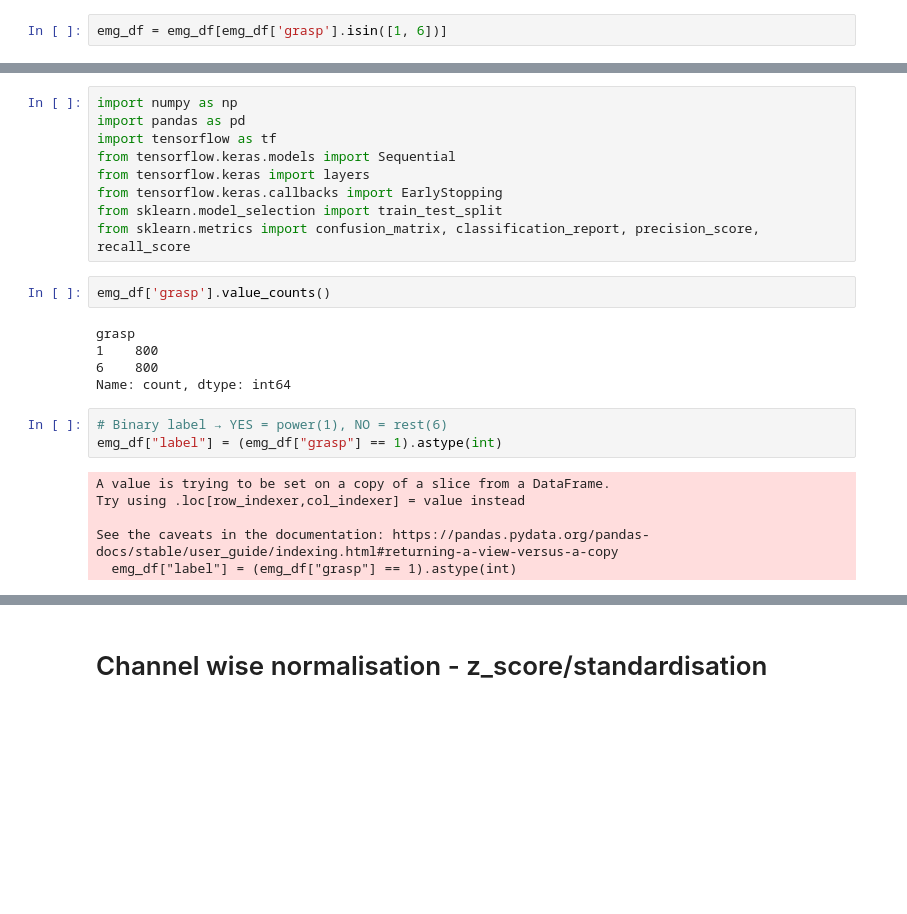
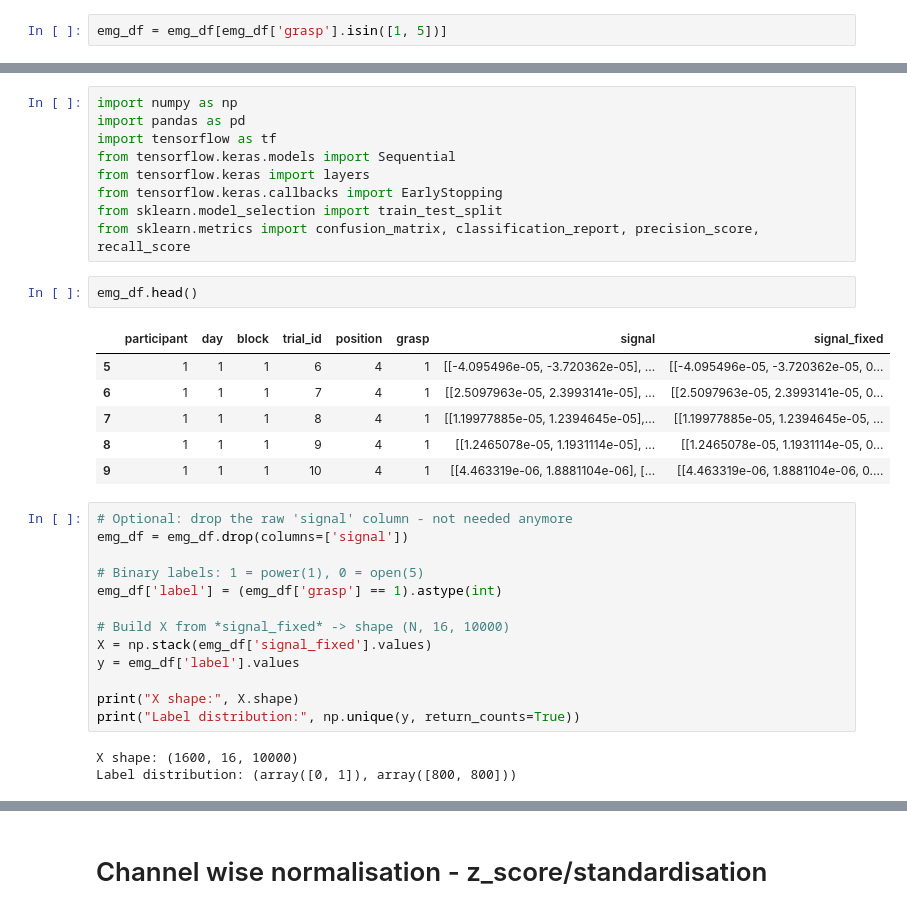
Before and after one commit to hildieleyser/Inkling, a Jupyter notebook: notebooks/EMG_Model.ipynb, the cells around one changed output, grey strips where cells are left out. Drawn from its saved outputs; the diff is of its cells as text; blank space fills up the shorter version.

```diff
--- a/notebooks/EMG_Model.ipynb
+++ b/notebooks/EMG_Model.ipynb
@@ -144,7 +144,7 @@ Name: count, dtype: int64
 # %%
 emg_df = emg_df.drop(columns = "Unnamed: 0")
 # %%
-emg_df = emg_df[emg_df['grasp'].isin([1, 6])]
+emg_df = emg_df[emg_df['grasp'].isin([1, 5])]
 # %%
 emg_df['grasp'].value_counts()
 # %% [output]
@@ -161,21 +161,30 @@ from tensorflow.keras import layers
 from tensorflow.keras.callbacks import EarlyStopping
 from sklearn.model_selection import train_test_split
 from sklearn.metrics import confusion_matrix, classification_report, precision_score, recall_score
-# %%
-emg_df['grasp'].value_counts()
-# %% [output]
-grasp
-1    800
-6    800
-Name: count, dtype: int64
-# %%
-# Binary label → YES = power(1), NO = rest(6)
-emg_df["label"] = (emg_df["grasp"] == 1).astype(int)
-# %% [output]
-A value is trying to be set on a copy of a slice from a DataFrame.
-Try using .loc[row_indexer,col_indexer] = value instead
-
-See the caveats in the documentation: https://pandas.pydata.org/pandas-docs/stable/user_guide/indexing.html#returning-a-view-versus-a-copy
-  emg_df["label"] = (emg_df["grasp"] == 1).astype(int)
+# %%
+emg_df.head()
+# %% [output]
+|  | participant | day | block | trial_id | position | grasp | signal | signal_fixed |
+| 5 | 1 | 1 | 1 | 6 | 4 | 1 | [[-4.095496e-05, -3.720362e-05], ... | [[-4.095496e-05, -3.720362e-05, 0... |
+| 6 | 1 | 1 | 1 | 7 | 4 | 1 | [[2.5097963e-05, 2.3993141e-05], ... | [[2.5097963e-05, 2.3993141e-05, 0... |
+| 7 | 1 | 1 | 1 | 8 | 4 | 1 | [[1.19977885e-05, 1.2394645e-05],... | [[1.19977885e-05, 1.2394645e-05, ... |
+| 8 | 1 | 1 | 1 | 9 | 4 | 1 | [[1.2465078e-05, 1.1931114e-05], ... | [[1.2465078e-05, 1.1931114e-05, 0... |
+| 9 | 1 | 1 | 1 | 10 | 4 | 1 | [[4.463319e-06, 1.8881104e-06], [... | [[4.463319e-06, 1.8881104e-06, 0.... |
+# %%
+# Optional: drop the raw 'signal' column - not needed anymore
+emg_df = emg_df.drop(columns=['signal'])
+
+# Binary labels: 1 = power(1), 0 = open(5)
+emg_df['label'] = (emg_df['grasp'] == 1).astype(int)
+
+# Build X from *signal_fixed* -> shape (N, 16, 10000)
+X = np.stack(emg_df['signal_fixed'].values)
+y = emg_df['label'].values
+
+print("X shape:", X.shape)
+print("Label distribution:", np.unique(y, return_counts=True))
+# %% [output]
+X shape: (1600, 16, 10000)
+Label distribution: (array([0, 1]), array([800, 800]))
 # %%
 # train-test split
```
Also changed, not shown: parts of 6 cells of this notebook, 5 other files.
